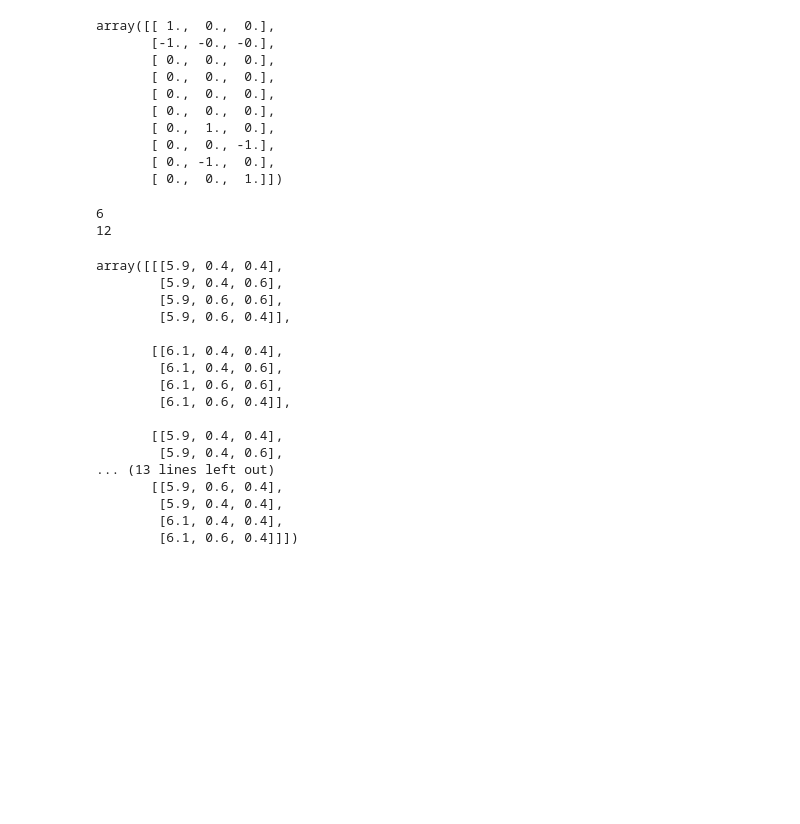
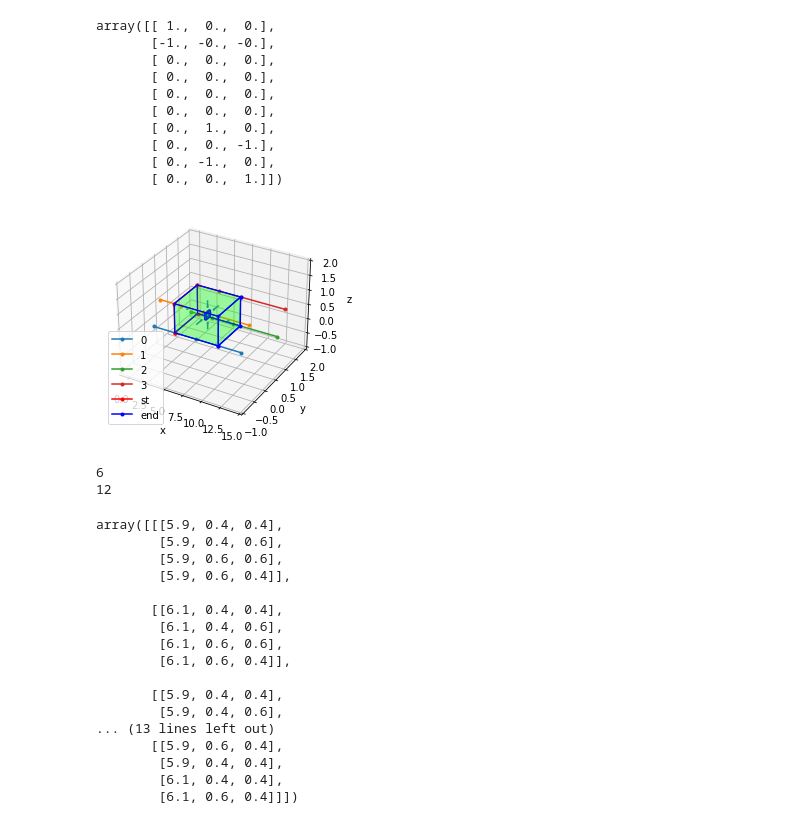
Before and after one commit to hirowgit/2A0_python_basic_course, a Jupyter notebook: lec2_step05.ipynb, the cells around one changed output. Saved outputs shown, nothing was run; the diff lists cells and outputs as text; code cells hidden in the pictures; blank space fills up the shorter version.

```diff
--- a/lec2_step05.ipynb
+++ b/lec2_step05.ipynb
@@ -690,7 +802,7 @@ import matplotlib.pyplot as plt
 pRange_x=np.array([-1,15])
 pRange_yz=np.array([-1,2])
 
-
+point_list=[[],[],[],[]]
 point_list[0]=[[0,0, 0],[3, 0, 0 ],[6, 0, 0 ],[12, 0, 0]]
 point_list[1]=[[0,0, 1],[3, 0, 1 ],[6, 0, 1 ],[12, 0, 1]]
 point_list[3]=[[0,1, 1],[3, 1, 1 ],[6, 1, 1 ],[12, 1, 1]]
@@ -842,33 +954,34 @@ for k in range(len(line_point_full)):
     axes.plot(line_point_full[k][:,0],line_point_full[k][:,1],line_point_full[k][:,2],'.-',label=str(k))
 
 for kk in range(len(EdgeID)):
     if kk==0:
         col='r'
         labelL='st'
     else:
         col='b'
         labelL='end'
     axes.plot(line_edge_full2[kk][:,0],line_edge_full2[kk][:,1],line_edge_full2[kk][:,2],'.-',label=labelL,color=col)
 
 axes.add_collection3d(Poly3DCollection(vertices, facecolors='lime', linewidths=1, edgecolors='b', alpha=0.2))
 
 for k in range(len(vertices)):
     axes.quiver(np.mean(vertices[k][:,0]), np.mean(vertices[k][:,1]),np.mean(vertices[k][:,2]), tgv[k][0],  tgv[k][1],  tgv[k][2], length=0.25, normalize=True)
 
 axes.legend()
 axes.set_xlim(pRange_x)
 axes.set_ylim(pRange_yz)
 axes.set_zlim(pRange_yz)
 axes.set_xlabel('x')
 axes.set_ylabel('y')
 axes.set_zlabel('z')
 
 
 plt.show()
 
 print(originalNd)
 print(len(vertices))
 # %% [output]
+[figure, added]
 6
 12
 # %%
```
Also changed, not shown: parts of 9 cells of this notebook, 1 other file.
